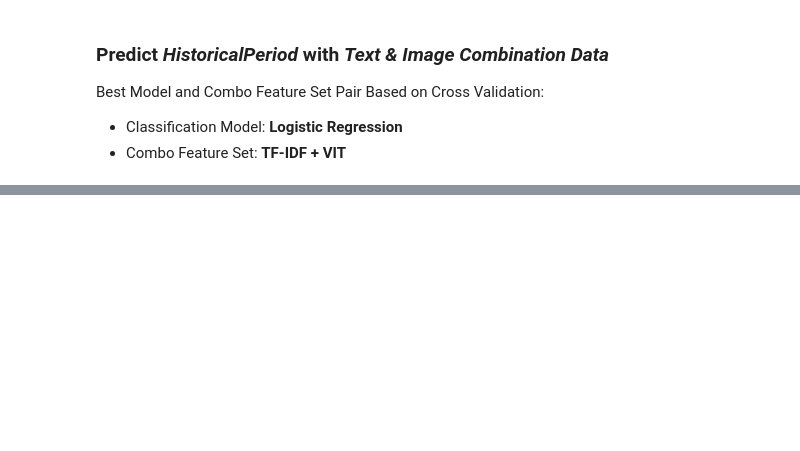
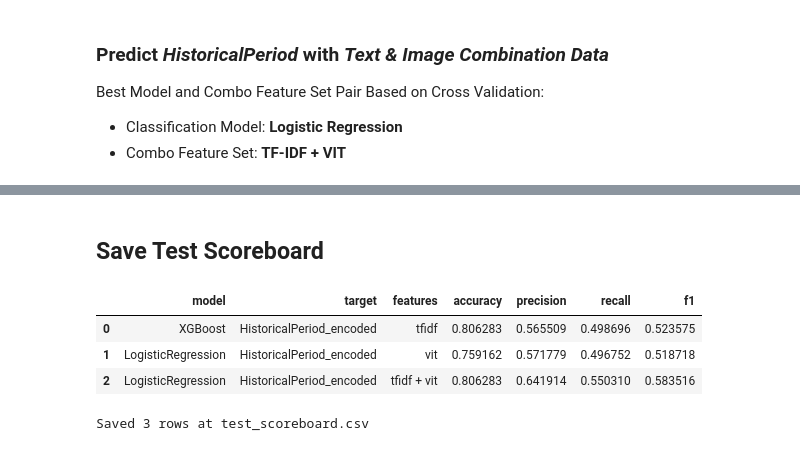
Before and after one commit to dimitris-kr/AgoraPottery, a Jupyter notebook: 02_chronology_prediction/CML/classification/04_model_prediction.ipynb, the cells around one changed output, grey strips where cells are left out. Drawn from its saved outputs; the diff is of its cells as text; code cells hidden in the pictures; blank space fills up the shorter version.

```diff
--- a/02_chronology_prediction/CML/classification/04_model_prediction.ipynb
+++ b/02_chronology_prediction/CML/classification/04_model_prediction.ipynb
@@ -193,8 +201,11 @@ y_pred = model.predict(X["test"][features])
 scores = evaluate(y["test"][target_enc], y_pred, metrics_c)
 plot_prediction_scores(scores, model_name, target_enc, features)
 
+# Save to Scoreboard
+test_scoreboard = update_scoreboard(test_scoreboard, scoreboard_entry(model_name, target_enc, features, scores))
+
 # Confusion Matrix
 cm = confusion_matrix(y["test"][target_enc], y_pred)
-plot_confusion_matrix(cm, le, model_name, features)
+plot_confusion_matrix_dual_cmap(cm, le, model_name, features)
 plot_cm_pies(cm, le)
 # %% [output]
@@ -203,0 +215,10 @@ plot_cm_pies(cm, le)
+# %% [markdown]
+## Save Test Scoreboard
+# %%
+save_scoreboard(test_scoreboard, path_test_scoreboard)
+# %% [output]
+|  | model | target | features | accuracy | precision | recall | f1 |
+| 0 | XGBoost | HistoricalPeriod_encoded | tfidf | 0.806283 | 0.565509 | 0.498696 | 0.523575 |
+| 1 | LogisticRegression | HistoricalPeriod_encoded | vit | 0.759162 | 0.571779 | 0.496752 | 0.518718 |
+| 2 | LogisticRegression | HistoricalPeriod_encoded | tfidf + vit | 0.806283 | 0.641914 | 0.550310 | 0.583516 |
+Saved 3 rows at test_scoreboard.csv
```
Also changed, not shown: parts of 8 cells of this notebook, 8 other files.
